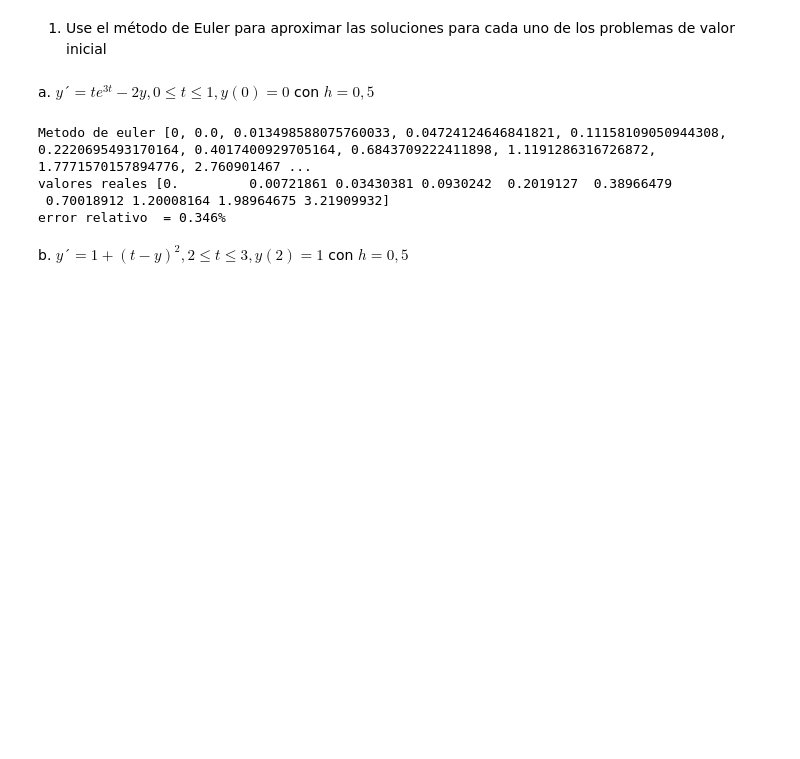
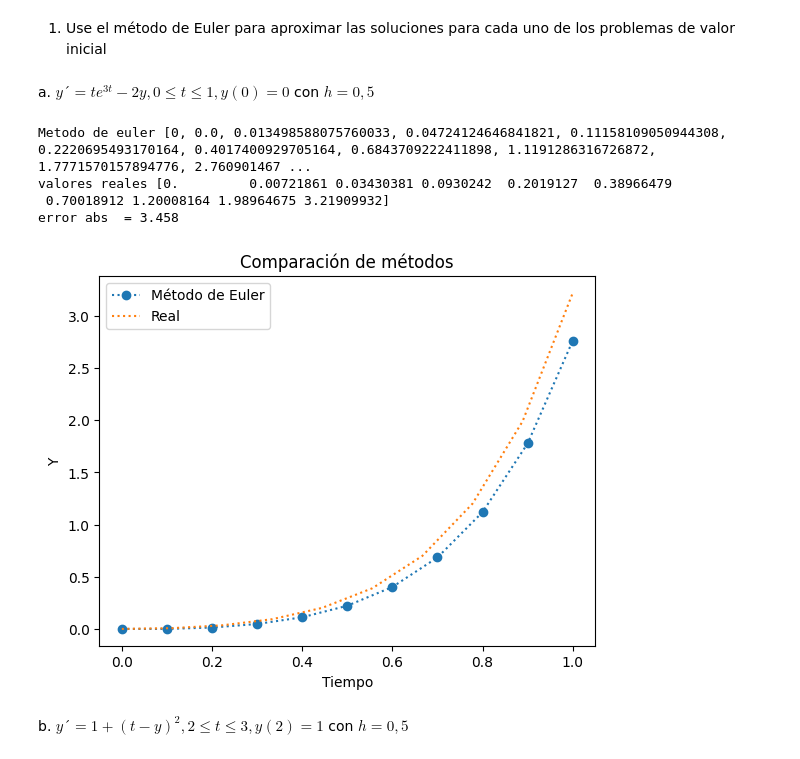
Before and after one commit to Bidobelemti/M-todos-num-ricos, a Jupyter notebook: Tarea12_MN/tarea12.ipynb, the cells around one changed output. Saved outputs shown, nothing was run; the diff lists cells and outputs as text; code cells hidden in the pictures; blank space fills up the shorter version.

```diff
--- a/Tarea12_MN/tarea12.ipynb
+++ b/Tarea12_MN/tarea12.ipynb
@@ -14,38 +16,36 @@ a. $y´ = te^{3t}-2y, 0\leq t \leq 1 , y(0)=0$ con $h=0,5$
 # %%
 f = lambda t, y:t*math.e**(3*t) -2 *y
 y_t0 = 0
 
 a = 0
 b = 1
 
 ys,ts, h = ODE_euler(a=a, b=b, y_t0=y_t0, f=f, N=10)
 
 f_real = lambda t: (1/5) * t * math.e ** (3*t) - (1/25) * math.e ** (3*t) + (1/25) * math.e **(-2*t)
 x = np.linspace(0,1,10)
 y_real = f_real(x)
 print(f"Metodo de euler {ys} \nvalores reales {y_real}")
 error = 0
 for i in range(10):
-    error += abs(ys[i]-y_real[i])
-print(f"error relativo  = {error/10:.3f}%")
+    error += abs((ys[i]-y_real[i]))
+print(f"error abs  = {error:.3f}")
 
 plt.plot(ts, ys, marker="o", linestyle=":", label="Método de Euler")
 plt.plot(
-    ts_nth, ys_nth, marker="o", linestyle=":", label="Método de Taylor de 2do orden"
-)
-plt.plot(
-    x_vals, f(x_vals), linestyle=":", label="Método"
+    x, f_real(x), linestyle=":", label="Real"
 )
 plt.xlabel("Tiempo")
 plt.ylabel("Y")
 plt.title("Comparación de métodos")
 plt.legend()
 plt.show()
 # %% [output]
 Metodo de euler [0, 0.0, 0.013498588075760033, 0.04724124646841821, 0.11158109050944308, 0.2220695493170164, 0.4017400929705164, 0.6843709222411898, 1.1191286316726872, 1.7771570157894776, 2.760901467 ...
 valores reales [0.         0.00721861 0.03430381 0.0930242  0.2019127  0.38966479
  0.70018912 1.20008164 1.98964675 3.21909932]
-error relativo  = 0.346%
+error abs  = 3.458
+[figure, added]
 # %% [markdown]
 b. $y´=1+(t-y)^2 , 2 \leq t \leq 3 , y(2)=1$ con $h = 0,5$
 # %%
```
Also changed, not shown: parts of 20 cells of this notebook, 2 other files.
